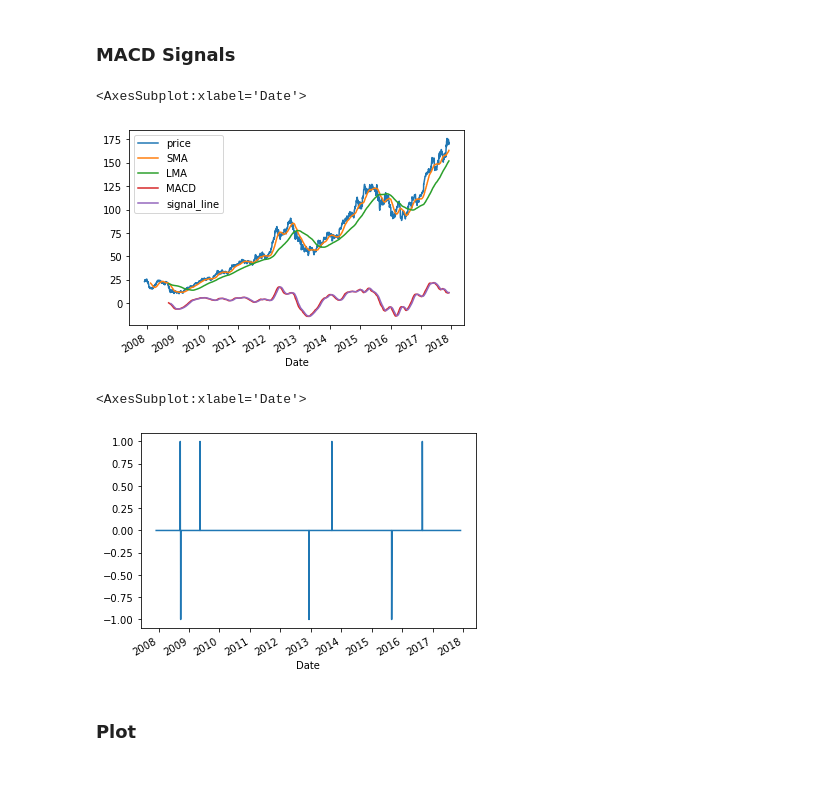
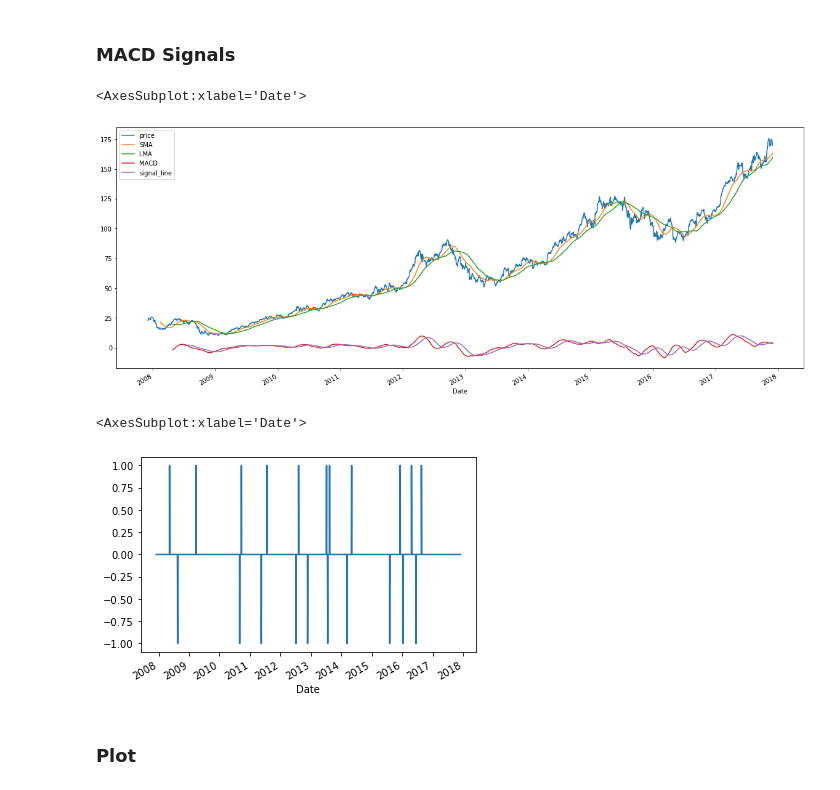
Before and after one commit to secmldev/macd, a Jupyter notebook: 302_macd_plot.ipynb, the cells around one changed output. Cells and saved outputs as stored; diff of their text form; code cells hidden in the pictures.

```diff
--- a/302_macd_plot.ipynb
+++ b/302_macd_plot.ipynb
@@ -35,22 +69,22 @@ data.head()
 ### Get Parameter
 # %%
 short_window = 50
-long_window = 200
-signal_window = 20
+long_window = 100
+signal_window = 50
 # %% [markdown]
 ### MACD Signals
 # %%
 macd_signal_line = get_macd_signal_line(data, short_window, long_window, signal_window)
 signals = get_signal_macd_crossover(macd_signal_line, long_window)
 # %%
-macd_signal_line.plot()
+macd_signal_line.plot(figsize=(20,8))
 # %% [output]
 <AxesSubplot:xlabel='Date'>
-[figure, old version]
+[figure, new version]
 # %%
 signals['buy_sell'].plot()
 # %% [output]
 <AxesSubplot:xlabel='Date'>
-[figure, old version]
+[figure, new version]
 # %% [markdown]
 ### Plot
```
Also changed, not shown: parts of 15 cells of this notebook, 17 other files.
